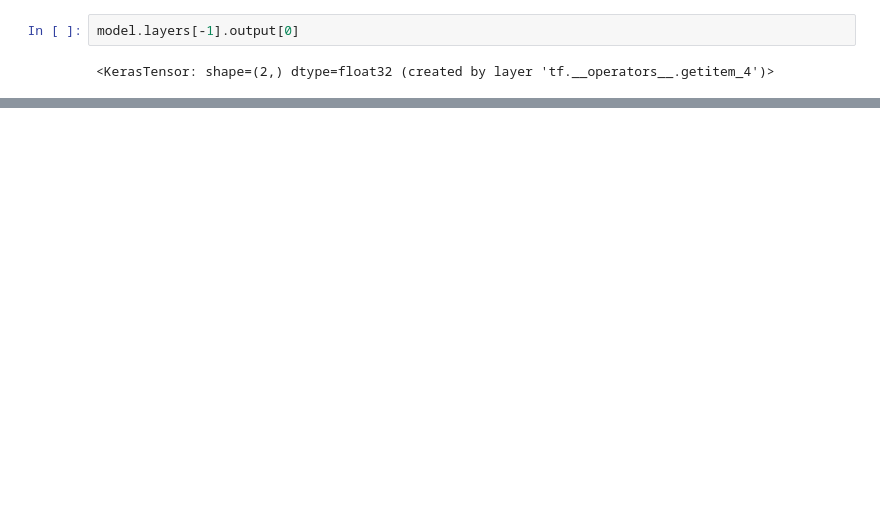
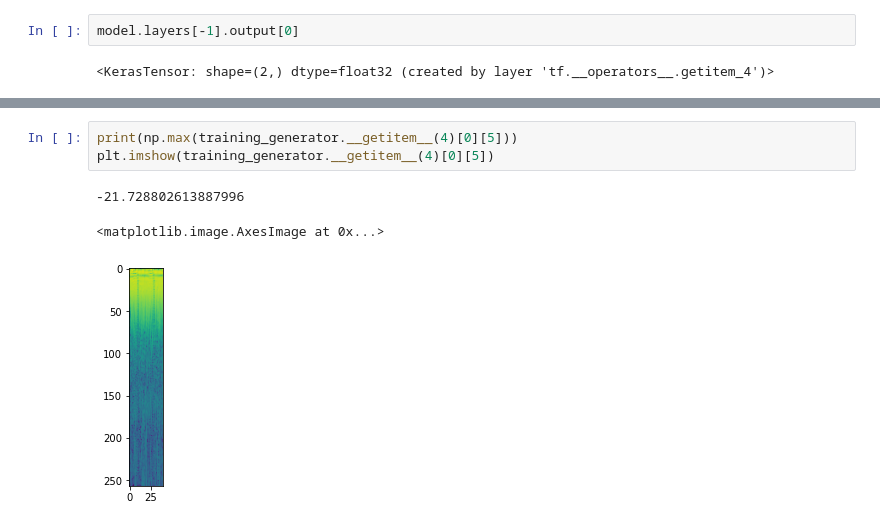
Before and after one commit to loewe2/die-sonderposten, a Jupyter notebook: CNN2.ipynb, the cells around one changed output, grey strips where cells are left out. Drawn from its saved outputs; the diff is of its cells as text; blank space fills up the shorter version.

Commit message:
CNN2 with Generator!

```diff
--- a/CNN2.ipynb
+++ b/CNN2.ipynb
@@ -198,3 +395,10 @@ model.layers[-1].output[0]
+# %%
+print(np.max(training_generator.__getitem__(4)[0][5]))
+plt.imshow(training_generator.__getitem__(4)[0][5])
+# %% [output]
+-21.728802613887996
+<matplotlib.image.AxesImage at 0x...>
+[figure, added]
 # %%
 # Create CNN model
 model = tf.keras.models.Sequential()
```
Also changed, not shown: parts of 16 cells of this notebook.
